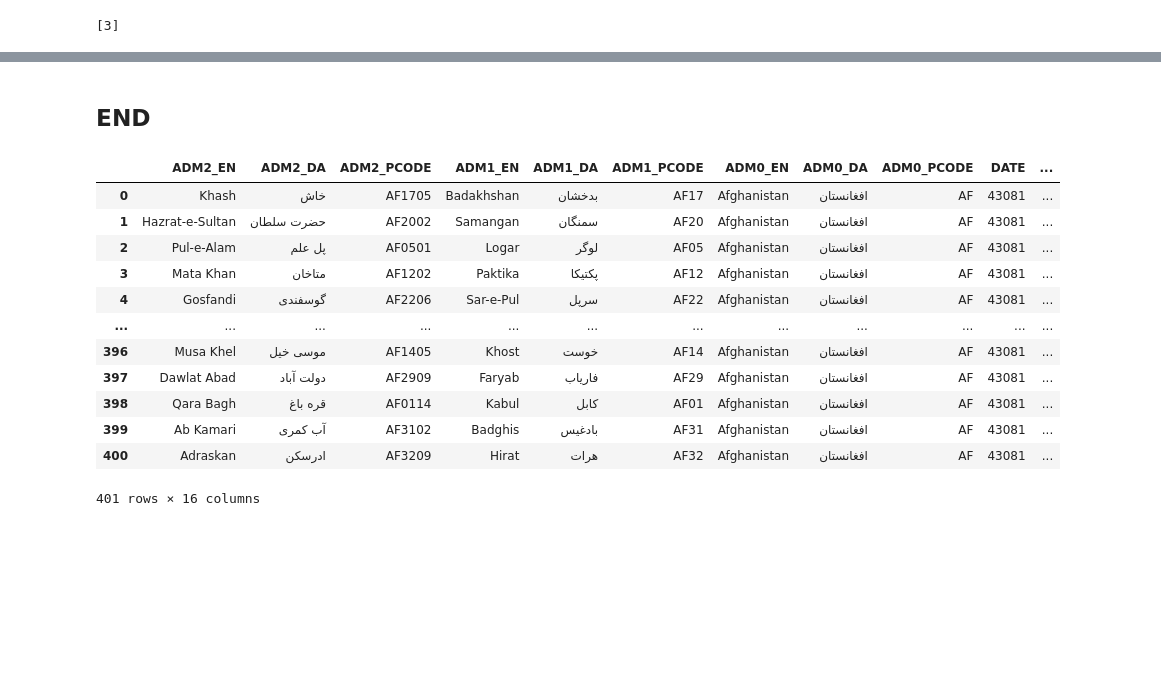
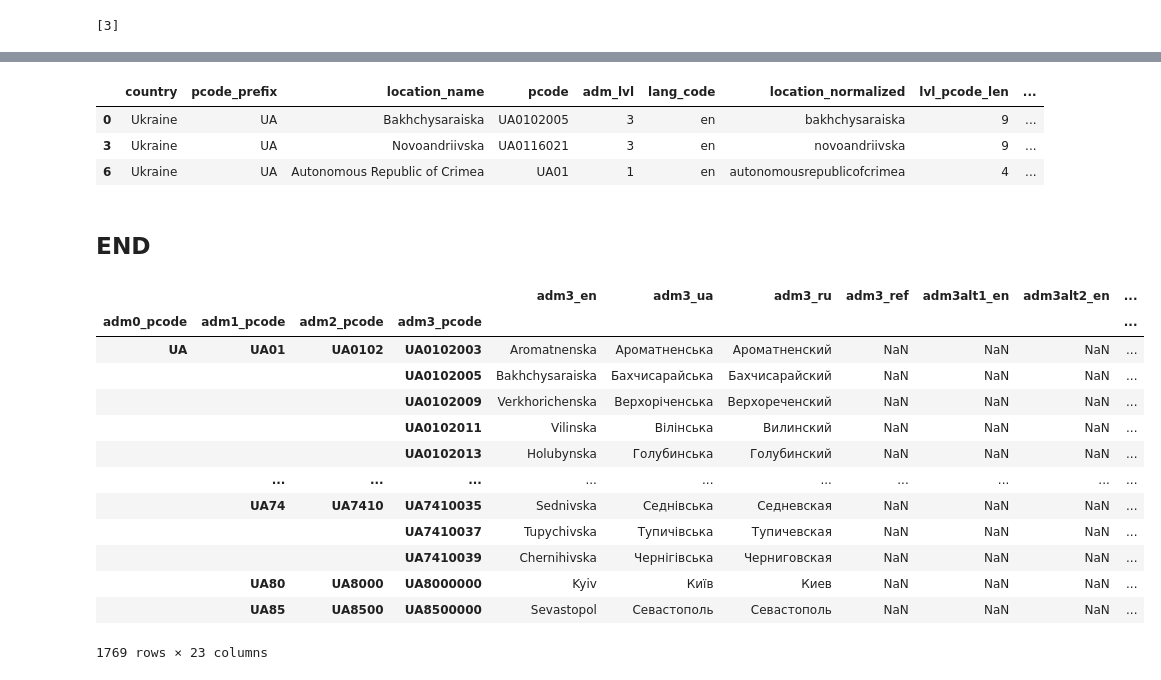
Before and after one commit to ericfrench2015/topic_surveyor, a Jupyter notebook: notebooks/geo_location_contextualizer.ipynb, the cells around one changed output, grey strips where cells are left out. Drawn from its saved outputs; the diff is of its cells as text; code cells hidden in the pictures; blank space fills up the shorter version.

```diff
--- a/notebooks/geo_location_contextualizer.ipynb
+++ b/notebooks/geo_location_contextualizer.ipynb
@@ -11,0 +24,11 @@ files = [f1, f2]
+# %%
+def build_pcode_hierarchy(df):
+    required_columns = [c for c in df.columns if 'adm' in c]
+    print(required_columns)
+    melted_df = df[required_columns].melt(id_vars=['adm2_pcode','adm1_pcode','adm0_pcode'], var_name='adm', value_name='location_name').copy()
+    return melted_df
+
+df = process_cods(f1)
+df = standardize_column_names(df)
+df_new_loc = just_melt(df)
+df_new_loc['my_pcode'] = df_new_loc['location_name'].apply(get_pcode_from_location)
@@ -13,6 +38,7 @@ files = [f1, f2]
 def get_all_cols_for_level(df, lvl=0):
 
     return_df = pd.DataFrame(columns=['pcode','adm','location_name','adm_lvl'])
+    #lvl_patterns={}
 
     while lvl >= 0:
         column_levels = [c for c in df.columns if str(lvl) in c]
@@ -62,7 +88,7 @@ def get_all_cols_for_level(df, lvl=0):
 
         lvl -= 1
 
-
+    #print(lvl_patterns)
     return_df['pcode_prefix'] = return_df['pcode'].apply(lambda x: x[0:2])
 
     return_df['lang_code'] = return_df['adm'].apply(lambda x: x.split('_')[1])
@@ -72,7 +98,14 @@ def get_all_cols_for_level(df, lvl=0):
     return_df = return_df.drop_duplicates().reset_index()
     return_df = return_df[return_df['location_name'].isna() == False]
 
-    return return_df[['country','pcode_prefix','location_name','pcode','adm_lvl','lang_code']]
+    #remove common variations in names that can cause misses
+    return_df['location_normalized'] = return_df['location_name'].str.lower()
+    return_df['location_normalized'] = return_df['location_normalized'].apply(lambda x:  re.sub(r'[^a-zA-Z]', '', x))
+
+
+
+
+    return return_df[['country','pcode_prefix','location_name','location_normalized','pcode','adm_lvl','lang_code']]
 # %%
 def standardize_column_names(df, case='lower'):
     cols = df.columns
@@ -209,28 +392,28 @@ df_location
+# %%
+df_joined = df_location.merge(df_assertions, left_on='pcode', right_on='pcode')
+df_joined[df_joined['lang_code'] == 'en']
+# %% [output]
+|  | country | pcode_prefix | location_name | pcode | adm_lvl | lang_code | location_normalized | lvl_pcode_len | ... |
+| 0 | Ukraine | UA | Bakhchysaraiska | UA0102005 | 3 | en | bakhchysaraiska | 9 | ... |
+| 3 | Ukraine | UA | Novoandriivska | UA0116021 | 3 | en | novoandriivska | 9 | ... |
+| 6 | Ukraine | UA | Autonomous Republic of Crimea | UA01 | 1 | en | autonomousrepublicofcrimea | 4 | ... |
 # %% [markdown]
 ## END
 # %%
-def drop_junk_columns(df):
-    # Counting NaN values in each column
-    nan_count_per_column = df.isna().sum()
-
-    # Get columns where NaN count exceeds 2
-    columns_to_drop = nan_count_per_column[nan_count_per_column > 2].index
-
-    # Drop columns
-    df.drop(columns=columns_to_drop, inplace=True)
-
-    return df
+dfx = df.set_index(['adm0_pcode','adm1_pcode','adm2_pcode','adm3_pcode'])
+dfx
 # %% [output]
-|  | ADM2_EN | ADM2_DA | ADM2_PCODE | ADM1_EN | ADM1_DA | ADM1_PCODE | ADM0_EN | ADM0_DA | ADM0_PCODE | DATE | ... |
-| 0 | Khash | خاش | AF1705 | Badakhshan | بدخشان | AF17 | Afghanistan | افغانستان | AF | 43081 | ... |
-| 1 | Hazrat-e-Sultan | حضرت سلطان | AF2002 | Samangan | سمنگان | AF20 | Afghanistan | افغانستان | AF | 43081 | ... |
-| 2 | Pul-e-Alam | پل علم | AF0501 | Logar | لوگر | AF05 | Afghanistan | افغانستان | AF | 43081 | ... |
-| 3 | Mata Khan | متاخان | AF1202 | Paktika | پکتیکا | AF12 | Afghanistan | افغانستان | AF | 43081 | ... |
-| 4 | Gosfandi | گوسفندی | AF2206 | Sar-e-Pul | سرپل | AF22 | Afghanistan | افغانستان | AF | 43081 | ... |
-| ... | ... | ... | ... | ... | ... | ... | ... | ... | ... | ... | ... |
-| 396 | Musa Khel | موسی خیل | AF1405 | Khost | خوست | AF14 | Afghanistan | افغانستان | AF | 43081 | ... |
-| 397 | Dawlat Abad | دولت آباد | AF2909 | Faryab | فاریاب | AF29 | Afghanistan | افغانستان | AF | 43081 | ... |
-| 398 | Qara Bagh | قره باغ | AF0114 | Kabul | کابل | AF01 | Afghanistan | افغانستان | AF | 43081 | ... |
-| 399 | Ab Kamari | آب کمری | AF3102 | Badghis | بادغیس | AF31 | Afghanistan | افغانستان | AF | 43081 | ... |
-| 400 | Adraskan | ادرسکن | AF3209 | Hirat | هرات | AF32 | Afghanistan | افغانستان | AF | 43081 | ... |
+|  |  |  |  | adm3_en | adm3_ua | adm3_ru | adm3_ref | adm3alt1_en | adm3alt2_en | ... |
+| adm0_pcode | adm1_pcode | adm2_pcode | adm3_pcode |  |  |  |  |  |  | ... |
+| UA | UA01 | UA0102 | UA0102003 | Aromatnenska | Ароматненська | Ароматненский | NaN | NaN | NaN | ... |
+|  |  |  | UA0102005 | Bakhchysaraiska | Бахчисарайська | Бахчисарайский | NaN | NaN | NaN | ... |
+|  |  |  | UA0102009 | Verkhorichenska | Верхоріченська | Верхореченский | NaN | NaN | NaN | ... |
+|  |  |  | UA0102011 | Vilinska | Вілінська | Вилинский | NaN | NaN | NaN | ... |
+|  |  |  | UA0102013 | Holubynska | Голубинська | Голубинский | NaN | NaN | NaN | ... |
+|  | ... | ... | ... | ... | ... | ... | ... | ... | ... | ... |
+|  | UA74 | UA7410 | UA7410035 | Sednivska | Седнівська | Седневская | NaN | NaN | NaN | ... |
+|  |  |  | UA7410037 | Tupychivska | Тупичівська | Тупичевская | NaN | NaN | NaN | ... |
+|  |  |  | UA7410039 | Chernihivska | Чернігівська | Черниговская | NaN | NaN | NaN | ... |
+|  | UA80 | UA8000 | UA8000000 | Kyiv | Київ | Киев | NaN | NaN | NaN | ... |
+|  | UA85 | UA8500 | UA8500000 | Sevastopol | Севастополь | Севастополь | NaN | NaN | NaN | ... |
-401 rows × 16 columns
+1769 rows × 23 columns
```
Also changed, not shown: parts of 20 cells of this notebook, 1 other file.
